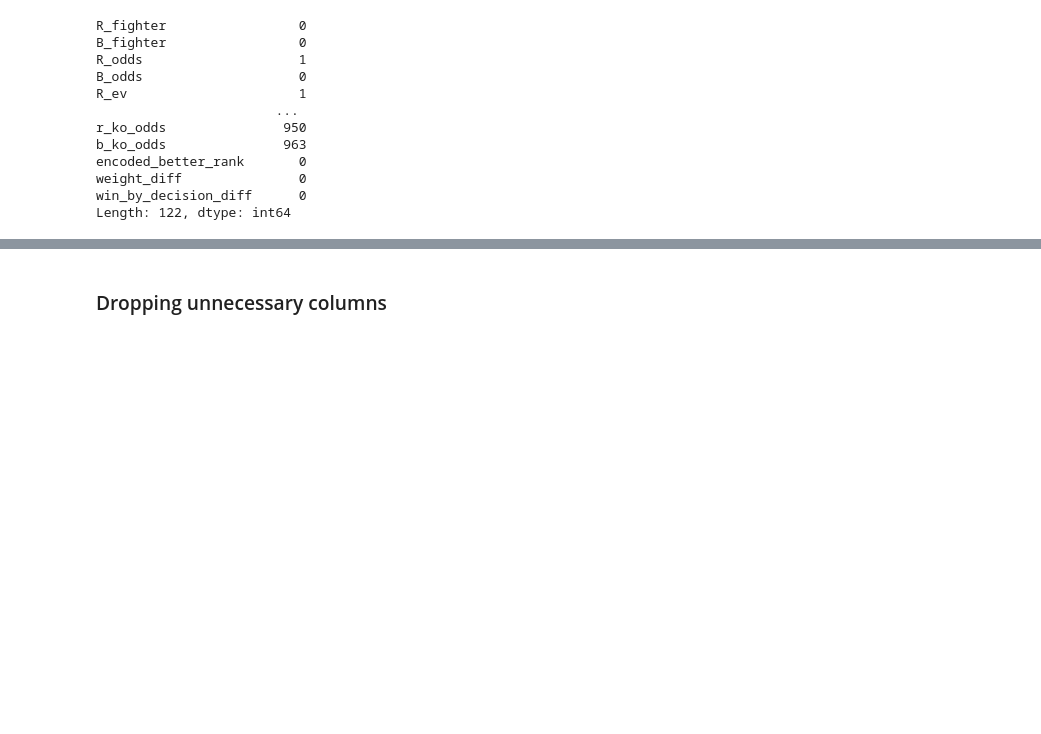
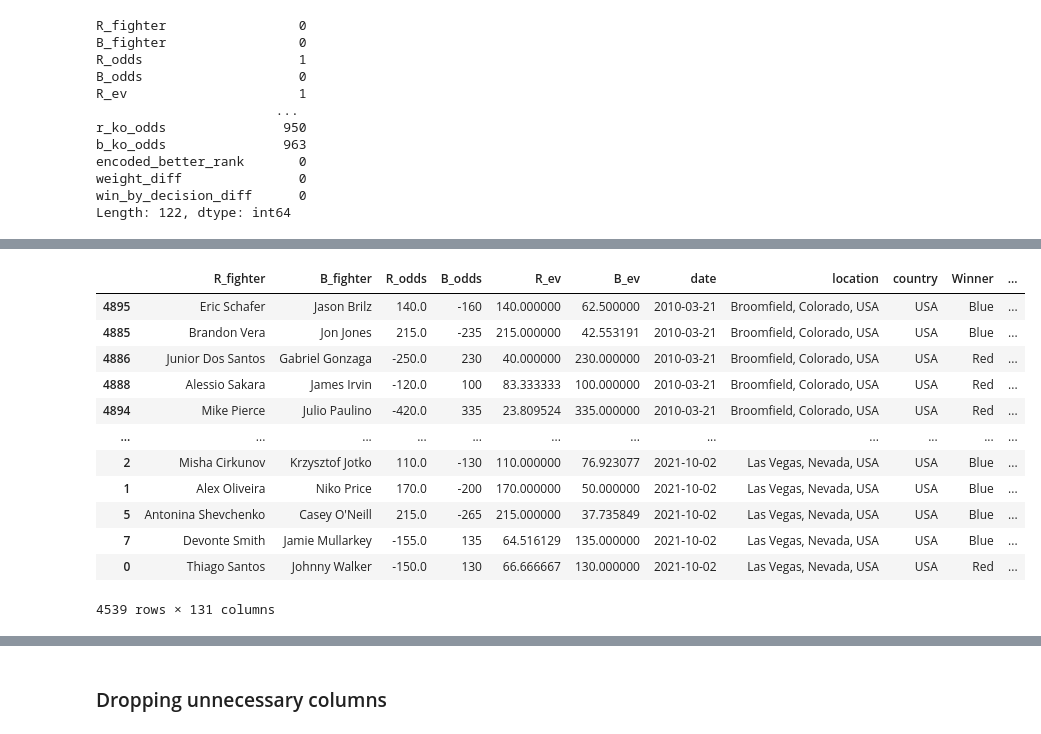
Before and after one commit to LazarAdamovic/UFC-fight-predictor, a Jupyter notebook: Attempt_2/preprocessing.ipynb, the cells around one changed output, grey strips where cells are left out. Saved outputs shown, nothing was run; the diff lists cells and outputs as text; code cells hidden in the pictures; blank space fills up the shorter version.

```diff
--- a/Attempt_2/preprocessing.ipynb
+++ b/Attempt_2/preprocessing.ipynb
@@ -163,3 +165,29 @@ encoded_better_rank       0
 weight_diff               0
 win_by_decision_diff      0
 Length: 122, dtype: int64
+# %%
+# create wins to losses feature
+
+#Blue
+
+df['B_fights_fought'] = df['B_losses']+df['B_wins']+df['B_draw']
+
+df['B_win_percent']=(round(df['B_wins']/df['B_fights_fought'])).fillna(0)
+
+df['B_loss_percent']=round(df['B_losses']/df['B_fights_fought']).fillna(0)
+
+# Red
+
+df['R_fights_fought'] = (df['R_losses']+df['R_wins']+df['R_draw'])
+
+df['R_win_percent']=round(df['R_wins']/df['R_fights_fought']).fillna(0)
+
+df['R_loss_percent']=round(df['R_losses']/df['R_fights_fought']).fillna(0)
+
+# diff
+
+df['diff_wins+percent'] = df['R_win_percent'] - df['B_win_percent']
+
+df['diff_loss_percent'] =df['R_loss_percent'] - df['B_loss_percent']
+
+df['diff_fights_fought'] =df['R_fights_fought'] - df['B_fights_fought']
@@ -165,0 +211,16 @@ Length: 122, dtype: int64
+# %%
+df
+# %% [output]
+|  | R_fighter | B_fighter | R_odds | B_odds | R_ev | B_ev | date | location | country | Winner | ... |
+| 4895 | Eric Schafer | Jason Brilz | 140.0 | -160 | 140.000000 | 62.500000 | 2010-03-21 | Broomfield, Colorado, USA | USA | Blue | ... |
+| 4885 | Brandon Vera | Jon Jones | 215.0 | -235 | 215.000000 | 42.553191 | 2010-03-21 | Broomfield, Colorado, USA | USA | Blue | ... |
+| 4886 | Junior Dos Santos | Gabriel Gonzaga | -250.0 | 230 | 40.000000 | 230.000000 | 2010-03-21 | Broomfield, Colorado, USA | USA | Red | ... |
+| 4888 | Alessio Sakara | James Irvin | -120.0 | 100 | 83.333333 | 100.000000 | 2010-03-21 | Broomfield, Colorado, USA | USA | Red | ... |
+| 4894 | Mike Pierce | Julio Paulino | -420.0 | 335 | 23.809524 | 335.000000 | 2010-03-21 | Broomfield, Colorado, USA | USA | Red | ... |
+| ... | ... | ... | ... | ... | ... | ... | ... | ... | ... | ... | ... |
+| 2 | Misha Cirkunov | Krzysztof Jotko | 110.0 | -130 | 110.000000 | 76.923077 | 2021-10-02 | Las Vegas, Nevada, USA | USA | Blue | ... |
+| 1 | Alex Oliveira | Niko Price | 170.0 | -200 | 170.000000 | 50.000000 | 2021-10-02 | Las Vegas, Nevada, USA | USA | Blue | ... |
+| 5 | Antonina Shevchenko | Casey O'Neill | 215.0 | -265 | 215.000000 | 37.735849 | 2021-10-02 | Las Vegas, Nevada, USA | USA | Blue | ... |
+| 7 | Devonte Smith | Jamie Mullarkey | -155.0 | 135 | 64.516129 | 135.000000 | 2021-10-02 | Las Vegas, Nevada, USA | USA | Blue | ... |
+| 0 | Thiago Santos | Johnny Walker | -150.0 | 130 | 66.666667 | 130.000000 | 2021-10-02 | Las Vegas, Nevada, USA | USA | Red | ... |
+4539 rows × 131 columns
```
Also changed, not shown: parts of 5 cells of this notebook, 1 other file.
